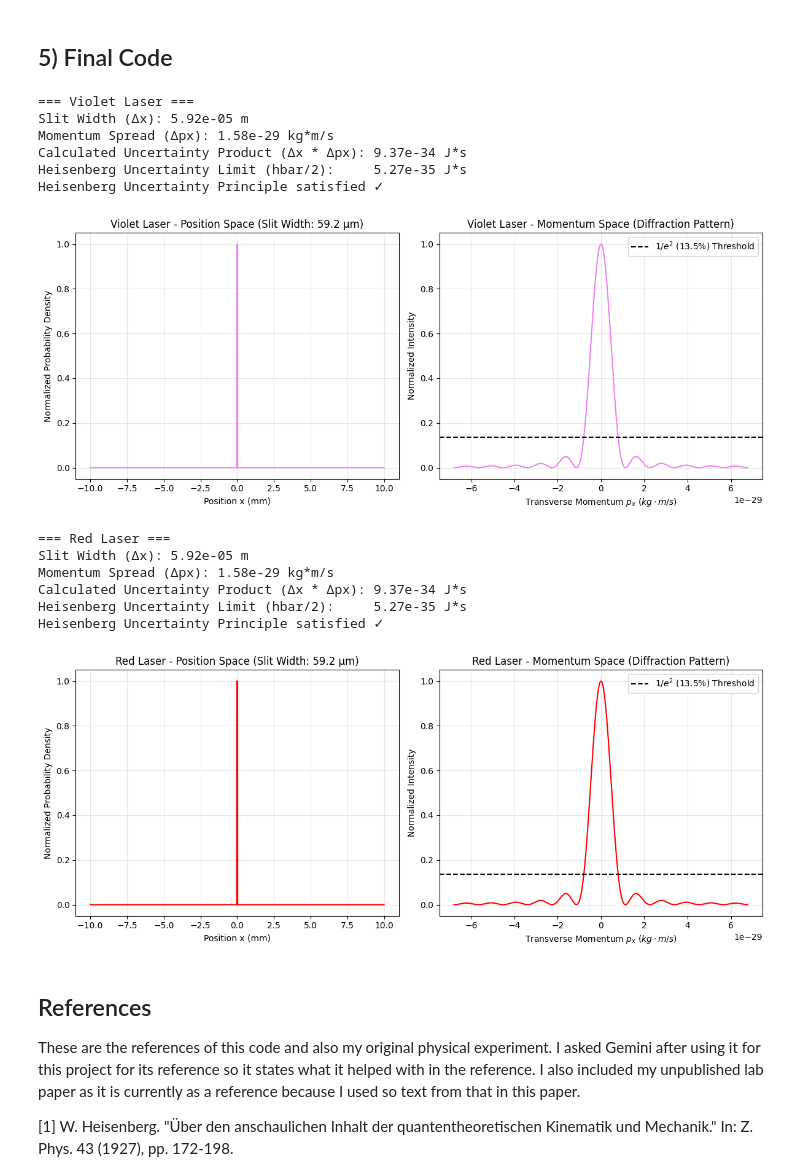
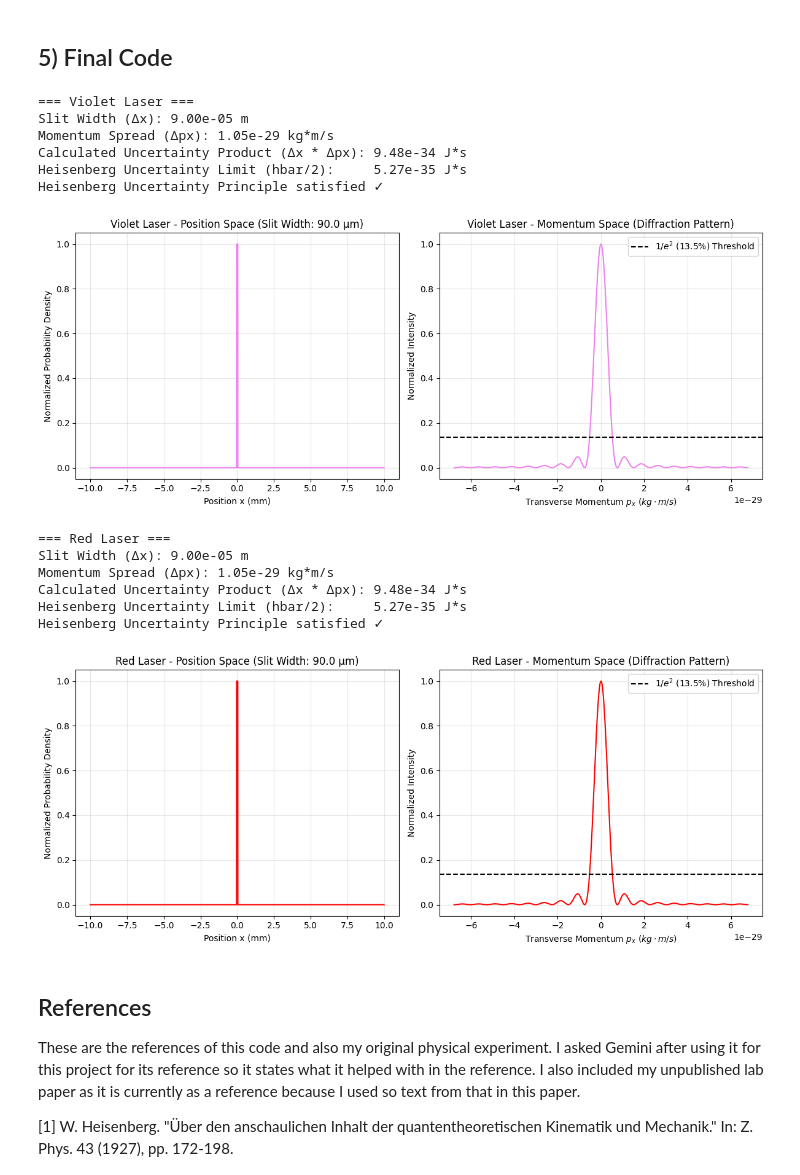
Before and after one commit to ryanmoritz1213/Final-Proposal, a Jupyter notebook: FinalProject.ipynb, the cells around one changed output. Saved outputs shown, nothing was run; the diff lists cells and outputs as text; code cells hidden in the pictures.

```diff
--- a/FinalProject.ipynb
+++ b/FinalProject.ipynb
@@ -253,7 +253,7 @@ def create_aperture(width_delta_x):
     return aperture
 
 # Define the physical slit width (delta x)
-current_dx = 5.92e-5 #From my physical lab experiment
+current_dx = 9e-5 #From my physical lab experiment
 slit_wavefunction = create_aperture(current_dx)
 
 #3
@@ -326,41 +326,41 @@ for name, params in sources.items():
     # Position Domain
     plt.subplot(1, 2, 1)
     # Re-normalize for plotting presentation
     plt.plot(x * 1000, np.abs(slit_wavefunction)**2 / np.max(np.abs(slit_wavefunction)**2), color=params["color"])
     plt.title(f"{name} - Position Space (Slit Width: {current_dx*1e6:.1f} µm)")
     plt.xlabel("Position x (mm)")
     plt.ylabel("Normalized Probability Density")
     plt.grid(True, alpha=0.3)
 
     # Momentum Domain
     plt.subplot(1, 2, 2)
     plt.plot(px, intensity_profile, color=params["color"])
 
     # 13.5% threshold line
     plt.axhline(y=0.135, color='black', linestyle='--', label='$1/e^2$ (13.5%) Threshold')
     plt.title(f"{name} - Momentum Space (Diffraction Pattern)")
     plt.xlabel(r"Transverse Momentum $p_x$ ($kg \cdot m/s$)")
     plt.ylabel("Normalized Intensity")
     plt.legend()
     plt.grid(True, alpha=0.3)
 
     plt.tight_layout()
     plt.show()
 # %% [output]
 === Violet Laser ===
-Slit Width (Δx): 5.92e-05 m
-Momentum Spread (Δpx): 1.58e-29 kg*m/s
-Calculated Uncertainty Product (Δx * Δpx): 9.37e-34 J*s
+Slit Width (Δx): 9.00e-05 m
+Momentum Spread (Δpx): 1.05e-29 kg*m/s
+Calculated Uncertainty Product (Δx * Δpx): 9.48e-34 J*s
 Heisenberg Uncertainty Limit (hbar/2):     5.27e-35 J*s
 Heisenberg Uncertainty Principle satisfied ✓
-[figure, old version]
+[figure, new version]
 === Red Laser ===
-Slit Width (Δx): 5.92e-05 m
-Momentum Spread (Δpx): 1.58e-29 kg*m/s
-Calculated Uncertainty Product (Δx * Δpx): 9.37e-34 J*s
+Slit Width (Δx): 9.00e-05 m
+Momentum Spread (Δpx): 1.05e-29 kg*m/s
+Calculated Uncertainty Product (Δx * Δpx): 9.48e-34 J*s
 Heisenberg Uncertainty Limit (hbar/2):     5.27e-35 J*s
 Heisenberg Uncertainty Principle satisfied ✓
-[figure, old version]
+[figure, new version]
 # %% [markdown]
 ## References
 These are the references of this code and also my original physical experiment. I asked Gemini after using it for this project for its reference so it states what it helped with in the reference. I also included my unpublished lab paper as it is currently as a reference because I used so text from that in this paper.
```
Also changed, not shown: 3 other files.
